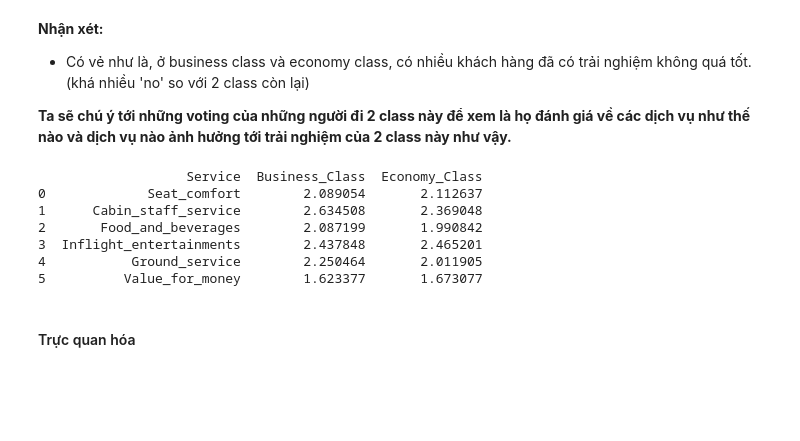
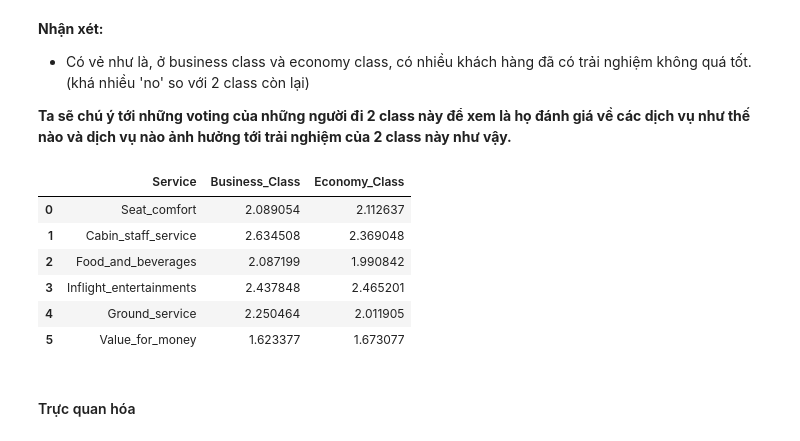
Before and after one commit to NgHuyen137/Intro2DS_Project, a Jupyter notebook: notebooks/3.0-eda.ipynb, the cells around one changed output. Saved outputs shown, nothing was run; the diff lists cells and outputs as text; code cells hidden in the pictures; blank space fills up the shorter version.

```diff
--- a/notebooks/3.0-eda.ipynb
+++ b/notebooks/3.0-eda.ipynb
@@ -167,32 +167,32 @@ plt.show()
 # %%
 # Lấy ra các cột numeric (do làm việc trên rating)
 numeric_columns = cleaned_df.select_dtypes(include='number')
 
 # Phân loại dữ liệu cho Business class và Economy class
 business_class_df = cleaned_df[(cleaned_df['Seat_type'] == 'Business Class') & (cleaned_df['Recommended']=='no')][numeric_columns.columns]
 economy_class_df = cleaned_df[(cleaned_df['Seat_type'] == 'Economy Class') & (cleaned_df['Recommended']=='no')][numeric_columns.columns]
 
 # Tính trung bình đánh giá của các dịch vụ cho từng loại hạng ghế
 business_class_avg_ratings = business_class_df[['Seat_comfort', 'Cabin_staff_service', 'Food_and_beverages', 'Inflight_entertainments', 'Ground_service', 'Value_for_money']].mean()
 economy_class_avg_ratings = economy_class_df[['Seat_comfort', 'Cabin_staff_service', 'Food_and_beverages', 'Inflight_entertainments', 'Ground_service', 'Value_for_money']].mean()
 
 # Tạo DataFrame để hiển thị kết quả
 ratings_df = pd.DataFrame({
     'Service': ['Seat_comfort', 'Cabin_staff_service', 'Food_and_beverages', 'Inflight_entertainments', 'Ground_service', 'Value_for_money'],
     'Business_Class': business_class_avg_ratings.values,
     'Economy_Class': economy_class_avg_ratings.values
 })
 
 # Hiển thị kết quả
-print(ratings_df)
+ratings_df
 # %% [output]
-                   Service  Business_Class  Economy_Class
-0             Seat_comfort        2.089054       2.112637
-1      Cabin_staff_service        2.634508       2.369048
-2       Food_and_beverages        2.087199       1.990842
-3  Inflight_entertainments        2.437848       2.465201
-4           Ground_service        2.250464       2.011905
-5          Value_for_money        1.623377       1.673077
+|  | Service | Business_Class | Economy_Class |
+| 0 | Seat_comfort | 2.089054 | 2.112637 |
+| 1 | Cabin_staff_service | 2.634508 | 2.369048 |
+| 2 | Food_and_beverages | 2.087199 | 1.990842 |
+| 3 | Inflight_entertainments | 2.437848 | 2.465201 |
+| 4 | Ground_service | 2.250464 | 2.011905 |
+| 5 | Value_for_money | 1.623377 | 1.673077 |
 # %% [markdown]
 #### Trực quan hóa
 # %%
```
Also changed, not shown: parts of 14 cells of this notebook.
